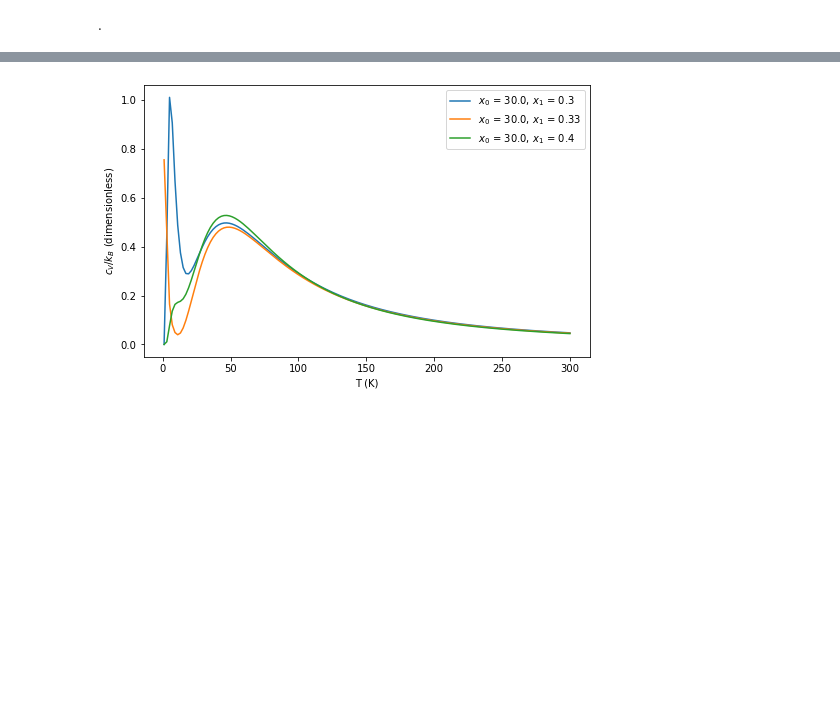
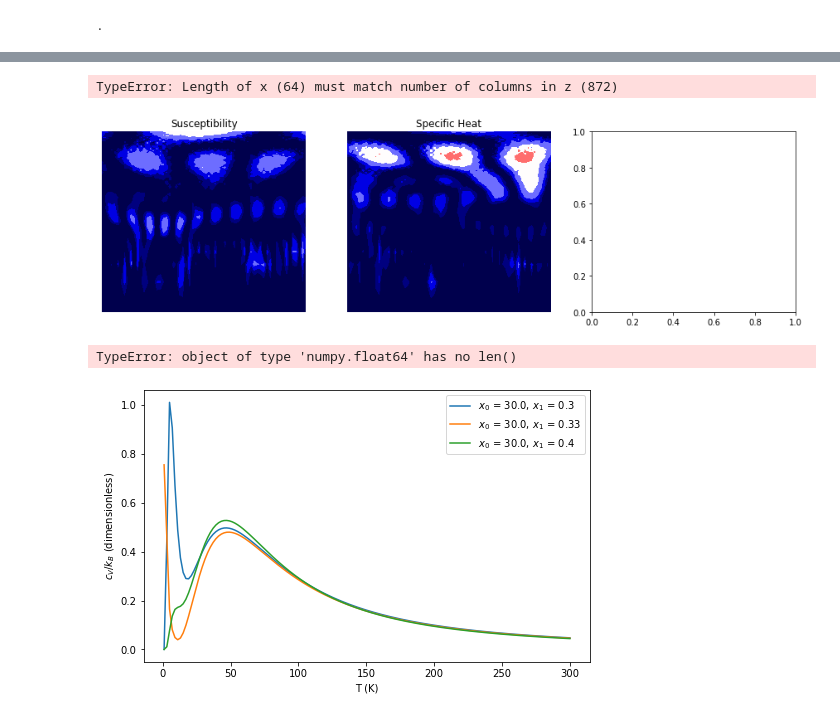
Before and after one commit to Orth-Research/ml_cr, a Jupyter notebook: DataGeneration.ipynb, the cells around one changed output, grey strips where cells are left out. Drawn from its saved outputs; the diff is of its cells as text; code cells hidden in the pictures; blank space fills up the shorter version.

```diff
--- a/DataGeneration.ipynb
+++ b/DataGeneration.ipynb
@@ -356,9 +383,9 @@ targets_df = pd.DataFrame(out[0])
 data_arr = np.array(out[1])[:,:,1]
 for i in range(len(B_directions)): # size of B_directions
     data_arr = np.concatenate([data_arr, np.array(out[2])[:,:,i+1]], axis=1)
-for i in range(3): # T step for magnetization
+for i in range(B_temps): # T step for magnetization
     for j in range(len(B_directions)): # size of B_directions
         data_arr = np.concatenate([data_arr, np.array(out[3])[:,:,i,j+2]], axis=1)
 data_df = pd.DataFrame(data_arr)
-targets_df.to_csv('TrainingData_{}_{}/generated_targets_{}.csv'.format(pg, J, num_training_examples), header=None, index=None)
-data_df.to_csv('TrainingData_{}_{}/generated_data_{}.csv'.format(pg, J, num_training_examples), header=None, index=None)
+# targets_df.to_csv('Experimental_network/generated_targets_{}.csv'.format(num_training_examples), header=None, index=None)
+# data_df.to_csv('Experimental_network/generated_data_{}.csv'.format(num_training_examples), header=None, index=None)
@@ -365,3 +412,43 @@ data_df.to_csv('TrainingData_{}_{}/generated_data_{}.csv'.format(pg, J, num_trai
+# %%
+time = np.arange(1,65)
+scale = np.arange(1,65)
+levels = [0.0625, 0.125, 0.25, 0.5, 1, 2, 4, 8]
+contourlevels = np.log2(levels)
+wave = 'morl'
+
+i = 55
+fig, ax = plt.subplots(1, 3, figsize=(15,4))
+
+[susc_coeff, susc_freq] = pywt.cwt(data_df[i][:64], scale, wave, 1)
+susc_power = (abs(susc_coeff)) ** 2
+susc_period = 1. / susc_freq
+
+[sheat_coeff, sheat_freq] = pywt.cwt(data_df[i][64:128], scale, wave, 1)
+sheat_power = (abs(sheat_coeff)) ** 2
+sheat_period = 1. / sheat_freq
+
+[low_coeff, low_freq] = pywt.cwt(data_df[i][128:], scale, wave, 1)
+low_power = (abs(low_coeff)) ** 2
+low_period = 1. / low_freq
+
+susc_plot = ax[0].contourf(time, np.log2(susc_period), np.log2(susc_power), contourlevels, extend='both',cmap=plt.cm.seismic)
+ax[0].set_title('Susceptibility')
+ax[0].axis('off')
+sheat_plot = ax[1].contourf(time, np.log2(sheat_period), np.log2(sheat_power), contourlevels, extend='both',cmap=plt.cm.seismic)
+ax[1].set_title('Specific Heat')
+ax[1].axis('off')
+
+low_mag_plot = ax[2].contourf(time, np.log2(low_period), np.log2(low_power), contourlevels, extend='both',cmap=plt.cm.seismic)
+ax[2].set_title('Magnetization T=2')
+ax[2].axis('off')
+plt.show()
+# %% [output]
+TypeError: Length of x (64) must match number of columns in z (872)
+[figure, added]
+# %%
+len(data_df[0][0])
+# %% [output]
+TypeError: object of type 'numpy.float64' has no len()
 # %%
 # Show plots of the output for PG 'Oh'
 td = training_data('Oh', 1, 123, 4)
```
Also changed, not shown: parts of 4 cells of this notebook, 12 other files.
